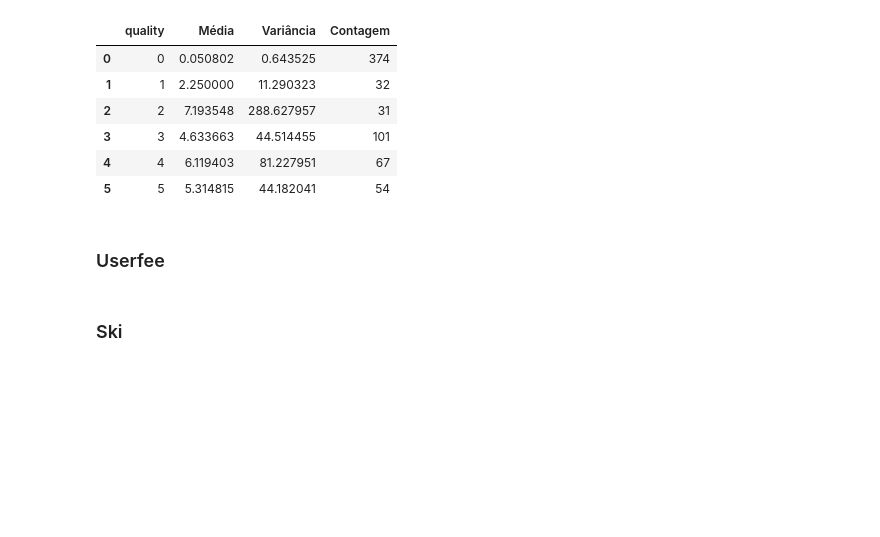
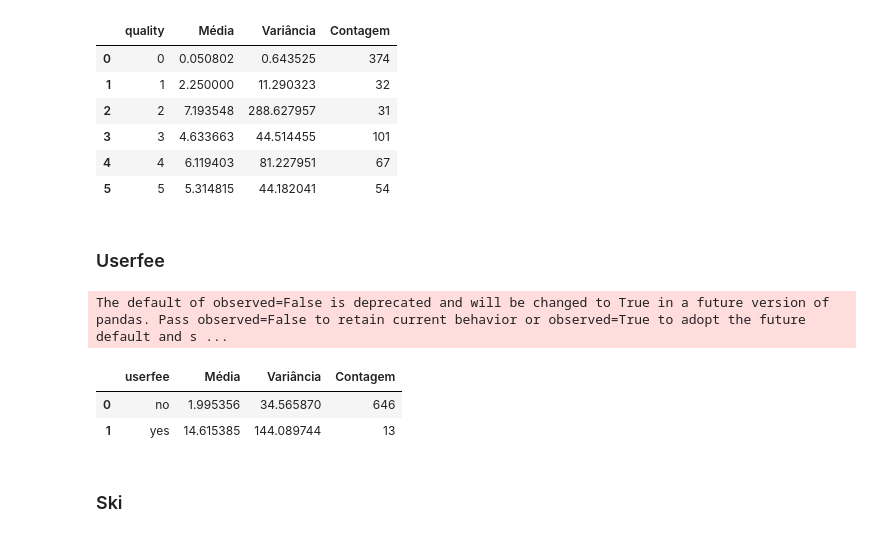
Before and after one commit to palomavb/stats_modelling, a Jupyter notebook: aedv.ipynb, the cells around one changed output. Cells and saved outputs as stored; diff of their text form; code cells hidden in the pictures; blank space fills up the shorter version.

```diff
--- a/aedv.ipynb
+++ b/aedv.ipynb
@@ -165,6 +180,13 @@ fig.show()
 
 # Exportar imagem
 fig.write_image('./images/boxplot_taxa.png')
+# %%
+df.groupby('userfee')['trips'].agg(['mean', 'var', 'count']).reset_index().rename(columns={'mean': 'Média', 'var': 'Variância', 'count': 'Contagem'})
+# %% [output]
+The default of observed=False is deprecated and will be changed to True in a future version of pandas. Pass observed=False to retain current behavior or observed=True to adopt the future default and s ...
+|  | userfee | Média | Variância | Contagem |
+| 0 | no | 1.995356 | 34.565870 | 646 |
+| 1 | yes | 14.615385 | 144.089744 | 13 |
 # %% [markdown]
 ### Ski
 # %%
```
Also changed, not shown: parts of 11 cells of this notebook, 9 other files.
